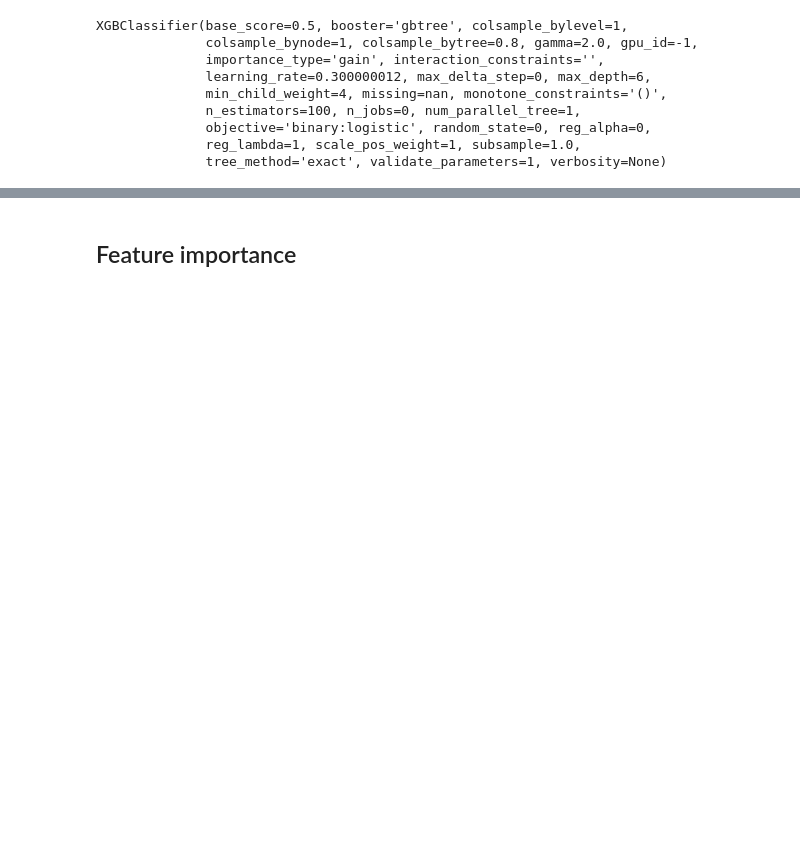
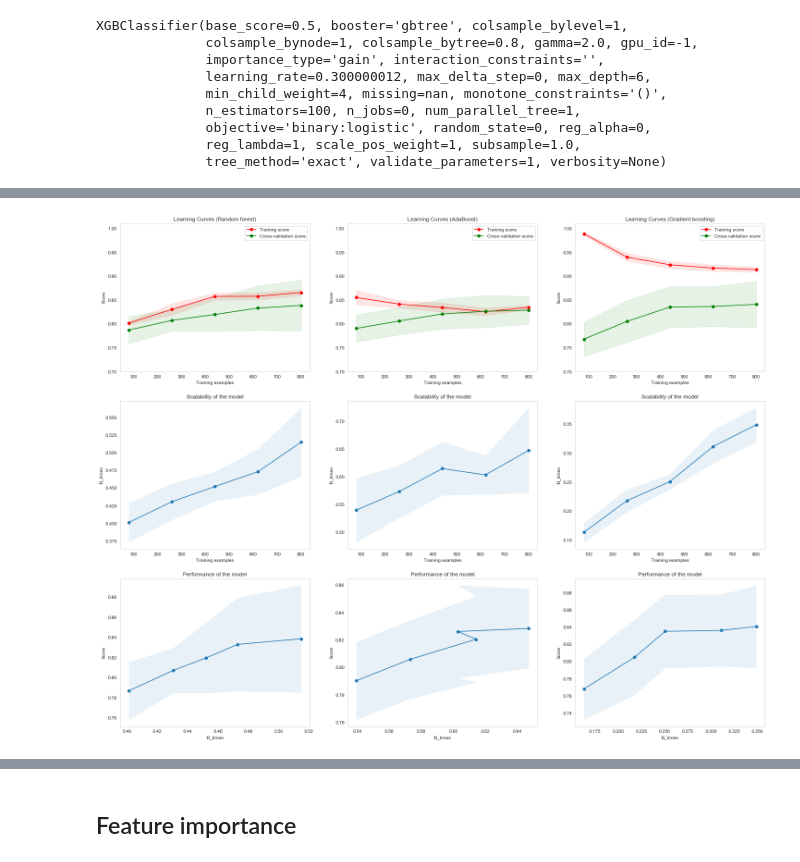
Before and after one commit to mmaku/Kaggle_titanic, a Jupyter notebook: 11 Titanic.ipynb, the cells around one changed output, grey strips where cells are left out. Cells and saved outputs as stored; diff of their text form; code cells hidden in the pictures; blank space fills up the shorter version.

```diff
--- a/11 Titanic.ipynb
+++ b/11 Titanic.ipynb
@@ -1096,9 +978,8 @@ DecisionTreeClassifier(ccp_alpha=0.0, class_weight=None, criterion='gini',
 # %%
 # multilayer perceptron tunning
 
-nn_param_grid = {'classifier__hidden_layer_sizes': [(100, ), (90, ), (80, ), (70, ), (60, ),
-                                                    (50, ), (40, ), (35, ), (30, ), (25, )],
-                 'classifier__activation': ['logistic', 'tanh', 'relu']
+nn_param_grid = {'classifier__hidden_layer_sizes': [(25, )], # (100, ), (90, ), (80, ), (70, ), (60, ), (50, ), (40, ), (35, ), (30, ), (25, )
+                 'classifier__activation': ['relu'] # 'logistic', 'tanh', 'relu'
                 }
 
 gs_nn = GridSearchCV(Pipeline([('scaler',  StandardScaler()),
@@ -1169,11 +1033,14 @@ SVC(C=26, break_ties=False, cache_size=200, class_weight=None, coef0=0.0,
 # %%
 # XGBoost classifier tunning
 
-xgb_param_grid = {'classifier__min_child_weight': np.arange(1, 15, 3),
-                  'classifier__gamma': np.arange(0, 8, 0.5), # 0.5, 1, 1.5, 2, 4, 4.5, 5, 5.5, 6
-                  'classifier__subsample': np.linspace(0, 1, 5), # 0.6, 0.8, 0.9, 1.0,
+xgb_param_grid = {'classifier__max_depth': np.arange(2, 20, 3),
+                  'classifier__learning_rate': np.arange(0.1, 0.35, 0.1),
+                  'classifier__gamma': np.arange(0, 9.5, 0.5), # 0.5, 1, 1.5, 2, 4, 4.5, 5, 5.5, 6
+                  'classifier__min_child_weight': np.arange(1, 10, 1.5),
+                  'classifier__subsample': np.linspace(0.5, 1, 6), # 0.6, 0.8, 0.9, 1.0,
                   'classifier__colsample_bytree': np.linspace(0.5, 1, 6), # 0.6, 0.7, 0.8, 0.9, 1
-                  'classifier__max_depth': np.arange(2, 10, 2) # 3, 4, 5, 6, 7, 8
+                  'classifier__reg_alpha': np.linspace(0, 1, 11), # 0.6, 0.7, 0.8, 0.9, 1
+                  'classifier__reg_lambda': np.linspace(0, 1, 11) # 0.6, 0.7, 0.8, 0.9, 1
                  }
 
 gs_xgb = GridSearchCV(Pipeline([('scaler',  StandardScaler()),
@@ -1221,0 +1072,11 @@ XGBClassifier(base_score=0.5, booster='gbtree', colsample_bylevel=1,
+# %%
+gnb = Pipeline([('scaler',  StandardScaler()),
+                ('classifier', XGBClassifier())])
+
+gnb.fit(X_train, Y_train)
+
+
+gpc = Pipeline([('scaler',  StandardScaler()),
+                ('classifier', GaussianProcessClassifier())])
+
+gpc.fit(X_train, Y_train)
@@ -1288,0 +1212,20 @@ p = plot_learning_curve(xgb_best, "XGBoost learning curves", X_train, Y_train, c
+# %%
+fig, axes = plt.subplots(3, 3, figsize=(25, 20))
+
+title = "Learning Curves (Random forest)"
+estimator = rf_best
+plot_learning_curve(estimator, title, X_train, Y_train, axes=axes[:,0], ylim=(0.7, 1.01), cv=kfold, n_jobs=-1)
+
+
+title = "Learning Curves (AdaBoost)"
+estimator = ada_best
+plot_learning_curve(estimator, title, X_train, Y_train, axes=axes[:,1], ylim=(0.7, 1.01), cv=kfold, n_jobs=-1)
+
+
+title = "Learning Curves (Gradient boosting)"
+estimator = gb_best
+plot_learning_curve(estimator, title, X_train, Y_train, axes=axes[:,2], ylim=(0.7, 1.01), cv=kfold, n_jobs=-1)
+
+plt.show()
+# %% [output]
+[figure, added]
```
Also changed, not shown: parts of 52 cells of this notebook.
